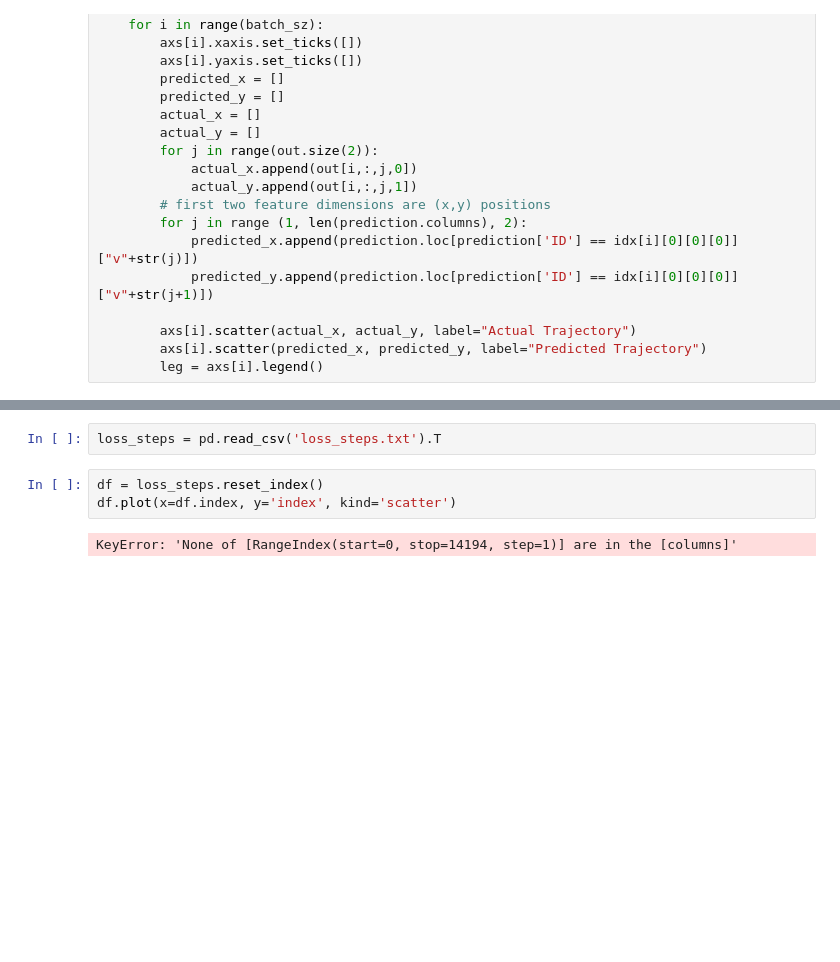
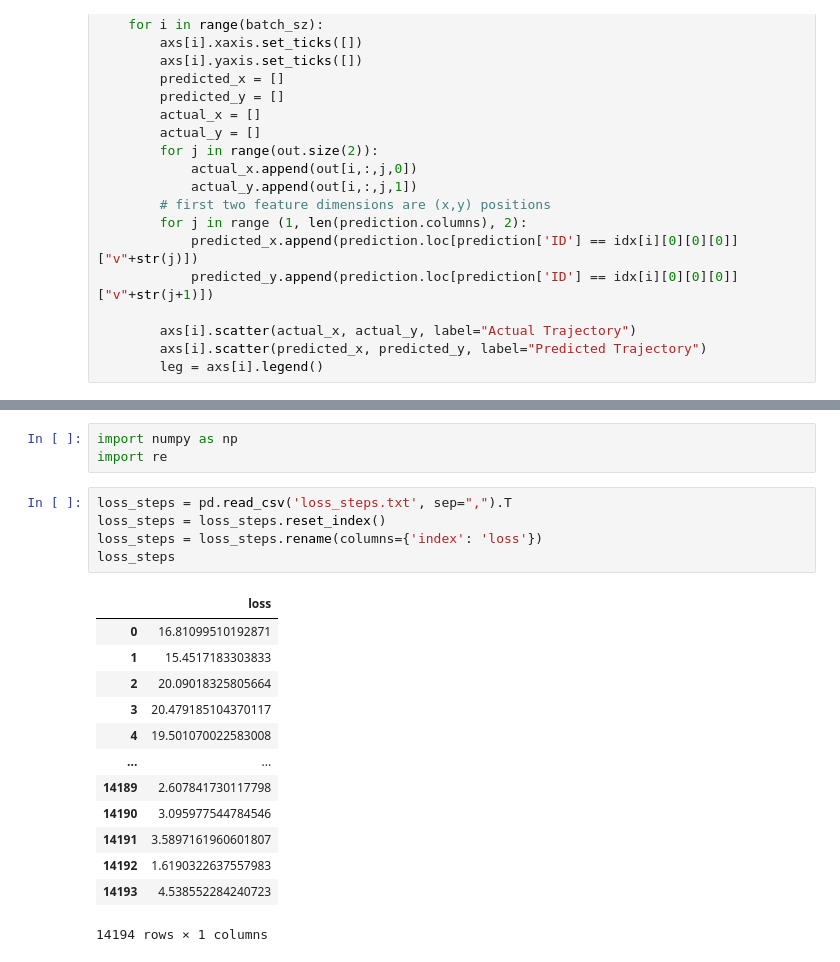
Before and after one commit to wes-chen/fireteamassemble, a Jupyter notebook: Visualization.ipynb, the cells around one changed output, grey strips where cells are left out. Cells and saved outputs as stored; diff of their text form; blank space fills up the shorter version.

```diff
--- a/Visualization.ipynb
+++ b/Visualization.ipynb
@@ -104,7 +101,22 @@ prediction.loc[prediction['ID'] == 13337]
+# %%
+import numpy as np
+import re
 # %%
-loss_steps = pd.read_csv('loss_steps.txt').T
+loss_steps = pd.read_csv('loss_steps.txt', sep=",").T
+loss_steps = loss_steps.reset_index()
+loss_steps = loss_steps.rename(columns={'index': 'loss'})
+loss_steps
+# %% [output]
+|  | loss |
+| 0 | 16.81099510192871 |
+| 1 | 15.4517183303833 |
+| 2 | 20.09018325805664 |
+| 3 | 20.479185104370117 |
+| 4 | 19.501070022583008 |
+| ... | ... |
+| 14189 | 2.607841730117798 |
+| 14190 | 3.095977544784546 |
+| 14191 | 3.5897161960601807 |
+| 14192 | 1.6190322637557983 |
+| 14193 | 4.538552284240723 |
+14194 rows × 1 columns
-# %%
-df = loss_steps.reset_index()
-df.plot(x=df.index, y='index', kind='scatter')
-# %% [output]
-KeyError: 'None of [RangeIndex(start=0, stop=14194, step=1)] are in the [columns]'
```
Also changed, not shown: parts of 8 cells of this notebook.
